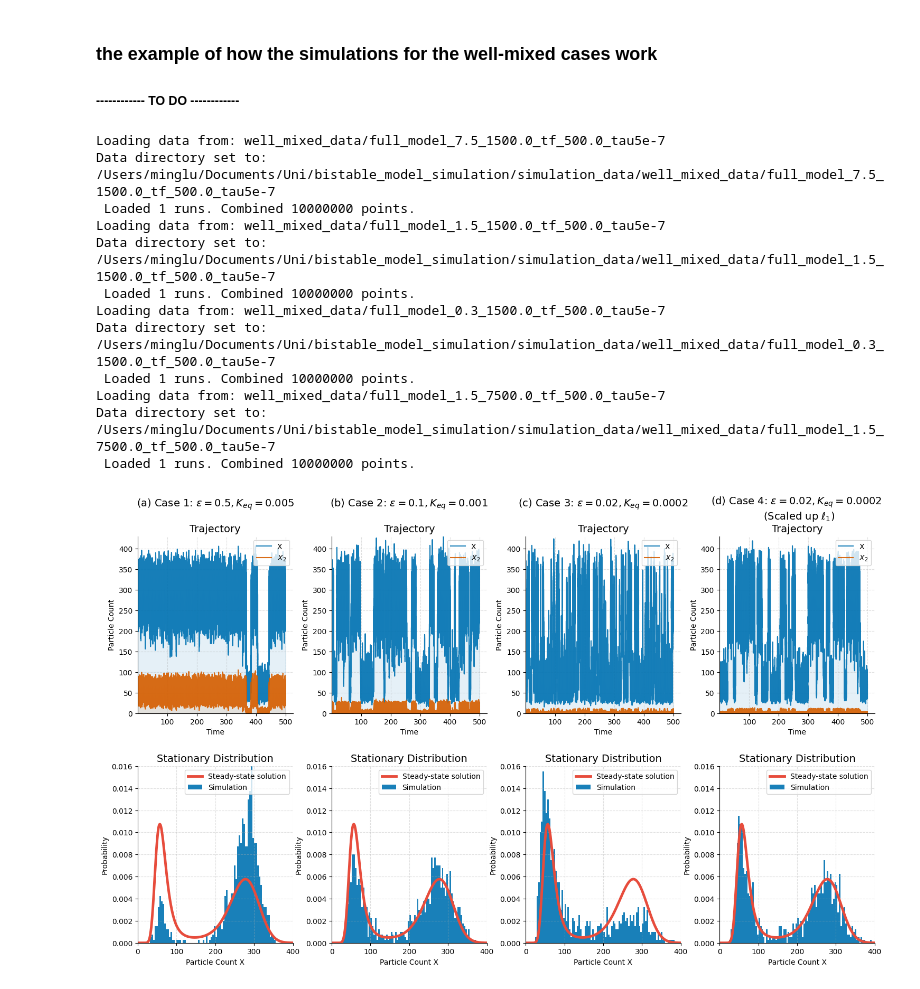
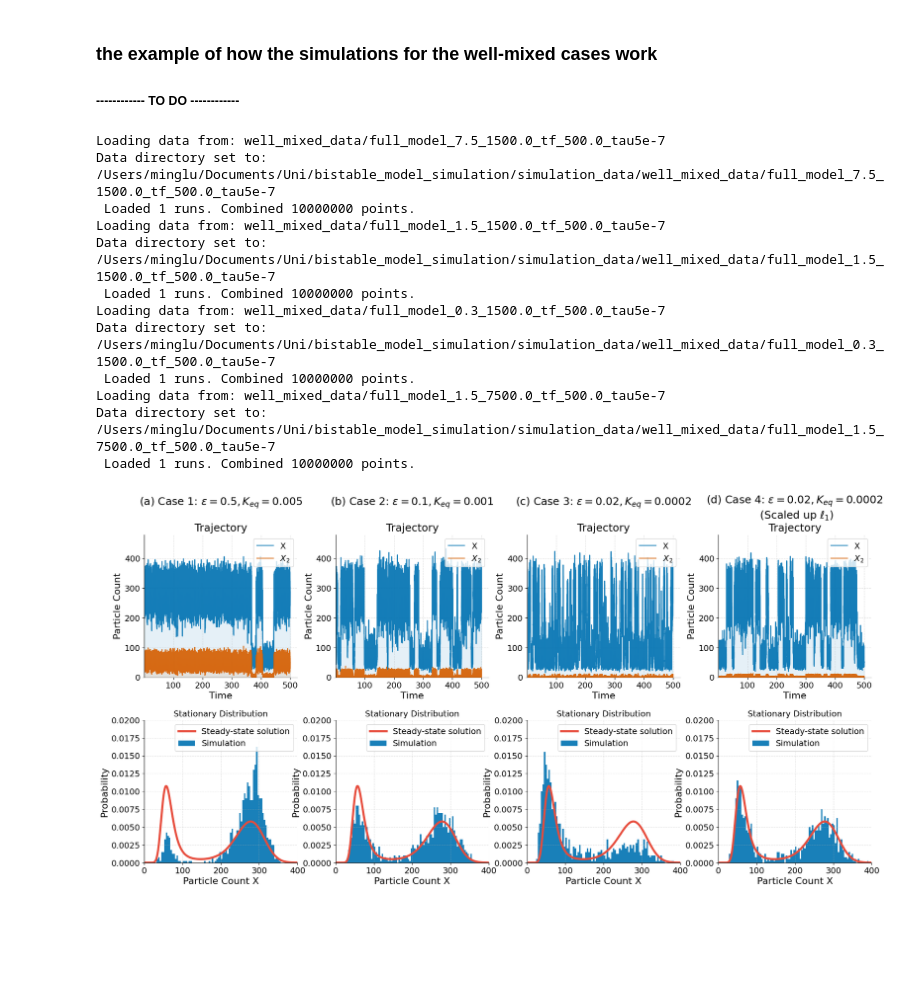
Before and after one commit to LLUVVC/bistable_model_simulation, a Jupyter notebook: notebooks/01_well_mixed_case_workflow.ipynb, the cells around one changed output. Saved outputs shown, nothing was run; the diff lists cells and outputs as text; code cells hidden in the pictures; blank space fills up the shorter version.

Commit message:
made changes for generating plots on clusters

```diff
--- a/notebooks/01_well_mixed_case_workflow.ipynb
+++ b/notebooks/01_well_mixed_case_workflow.ipynb
@@ -51,9 +51,16 @@ labels = [
 
 # 3. SETUP THE FIGURE
 # 2 rows (Trajectory, Distribution) x 4 columns (Cases)
-fig, axs = plt.subplots(nrows=2, ncols=4, figsize=(18, 10))
+fig, axs = plt.subplots(nrows=2, ncols=4, figsize=(22, 10))
 plt.subplots_adjust(hspace=0.3, wspace=0.25)
-
+plt.rcParams.update({
+    'font.size': 14,          # General font size
+    'axes.titlesize': 18,     # Subtitles & top case labels
+    'axes.labelsize': 16,     # Axis labels (X and Y labels)
+    'xtick.labelsize': 14,    # X-axis tick numbers
+    'ytick.labelsize': 14,    # Y-axis tick numbers
+    'legend.fontsize': 14     # Legend font size
+})
 color_x = "#0072B2"
 color_x2 = "#D55E00"
 
@@ -89,7 +96,7 @@ for col, (folder, label) in enumerate(zip(folders, labels)):
         ax_traj.plot(x_time, y_x2, color=color_x2, label='$X_2$', drawstyle='steps-post', alpha=0.9, linewidth=1.5)
         ax_traj.fill_between(x_time, y_x2, color=color_x2, step='post', alpha=0.1)
 
-    ax_traj.set_title(f"{label}\nTrajectory", fontsize=14)
+    ax_traj.set_title(f"{label}\nTrajectory", fontsize=18)
     ax_traj.set_xlabel('Time')
     ax_traj.set_ylabel('Particle Count')
     ax_traj.legend(loc='upper right')
@@ -97,7 +104,7 @@ for col, (folder, label) in enumerate(zip(folders, labels)):
     ax_traj.spines['top'].set_visible(False)
     ax_traj.spines['right'].set_visible(False)
     ax_traj.set_xlim(left=x_time[0])
-    ax_traj.set_ylim(0, 430)
+    ax_traj.set_ylim(0, 480) # 430
 
     # ==========================================
     # --- BOTTOM ROW: Distribution ---
@@ -131,32 +138,32 @@ for col, (folder, label) in enumerate(zip(folders, labels)):
     ax_dist.plot(p_states, stat_dist, color='#e74c3c', linewidth=3.5, label='Steady-state solution')
 
     ax_dist.set_title("Stationary Distribution", fontsize=14)
     ax_dist.set_xlabel('Particle Count X')
     ax_dist.set_ylabel('Probability')
     ax_dist.set_xlim(0, upper_bound)
-    ax_dist.set_ylim(0, 0.016)
+    ax_dist.set_ylim(0, 0.020) # 0.0160
     ax_dist.legend(loc='upper right')
     ax_dist.grid(True, linestyle='--', alpha=0.4)
     ax_dist.spines['top'].set_visible(False)
     ax_dist.spines['right'].set_visible(False)
 
 # Add a super title for the whole figure
 # fig.suptitle("Enforcing Time-Scale Separation in the Full Reaction Network", fontsize=18, y=0.98, fontweight='bold')
 
 # Save the figure as a high-res image suitable for a thesis
 plt.savefig("time_scale_separation.pdf", dpi=300, bbox_inches='tight')
 plt.show()
 # %% [output]
 Loading data from: well_mixed_data/full_model_7.5_1500.0_tf_500.0_tau5e-7
 Data directory set to: /Users/minglu/Documents/Uni/bistable_model_simulation/simulation_data/well_mixed_data/full_model_7.5_1500.0_tf_500.0_tau5e-7
  Loaded 1 runs. Combined 10000000 points.
 Loading data from: well_mixed_data/full_model_1.5_1500.0_tf_500.0_tau5e-7
 Data directory set to: /Users/minglu/Documents/Uni/bistable_model_simulation/simulation_data/well_mixed_data/full_model_1.5_1500.0_tf_500.0_tau5e-7
  Loaded 1 runs. Combined 10000000 points.
 Loading data from: well_mixed_data/full_model_0.3_1500.0_tf_500.0_tau5e-7
 Data directory set to: /Users/minglu/Documents/Uni/bistable_model_simulation/simulation_data/well_mixed_data/full_model_0.3_1500.0_tf_500.0_tau5e-7
  Loaded 1 runs. Combined 10000000 points.
 Loading data from: well_mixed_data/full_model_1.5_7500.0_tf_500.0_tau5e-7
 Data directory set to: /Users/minglu/Documents/Uni/bistable_model_simulation/simulation_data/well_mixed_data/full_model_1.5_7500.0_tf_500.0_tau5e-7
  Loaded 1 runs. Combined 10000000 points.
-[figure, old version]
+[figure, new version]
```
Also changed, not shown: 22 other files.
